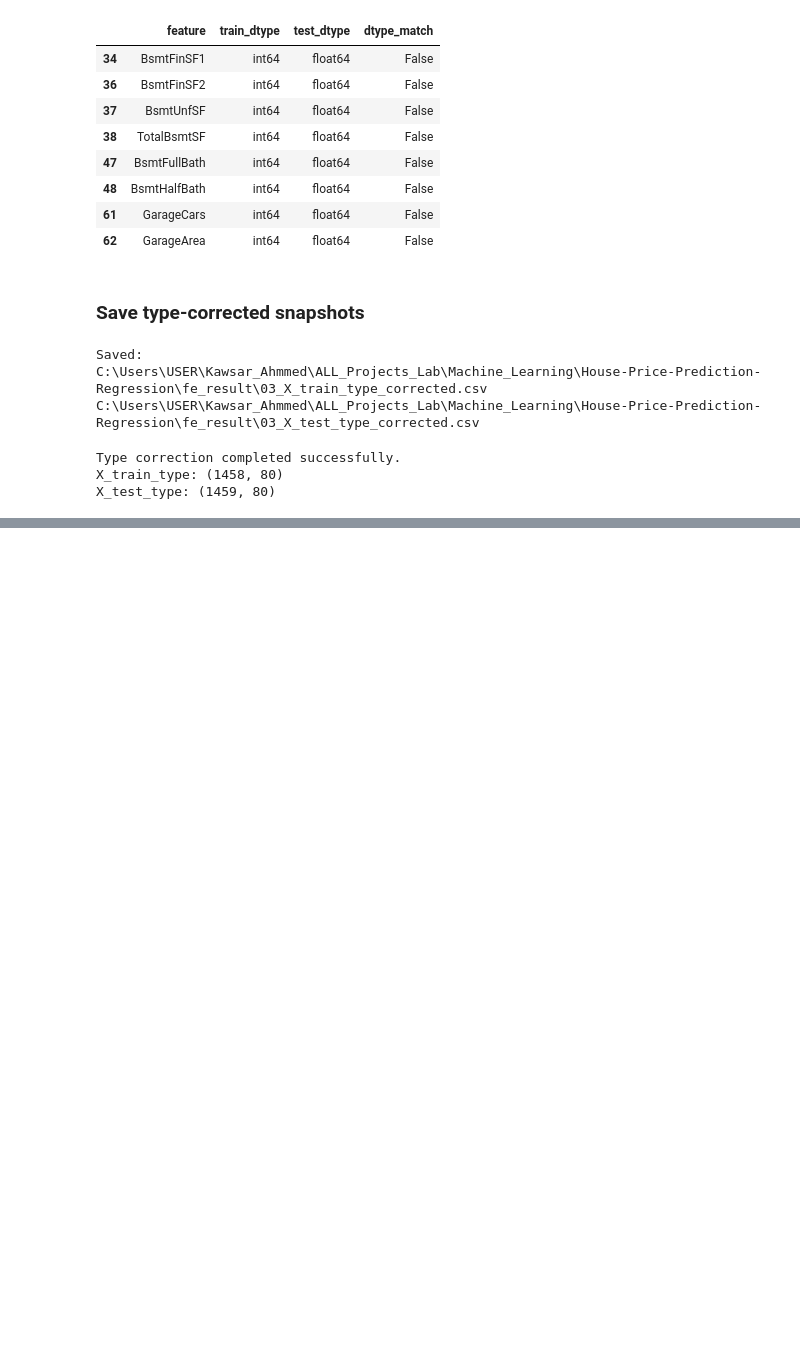
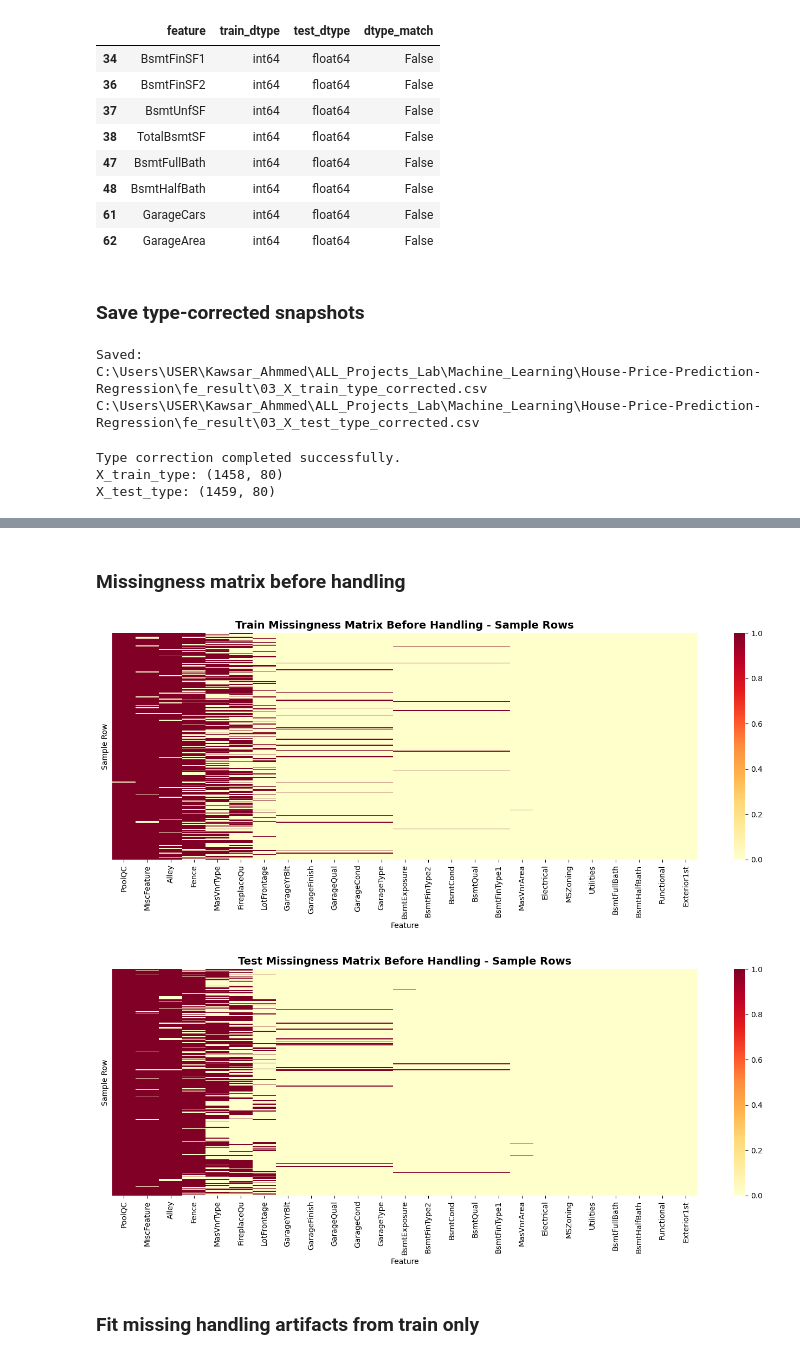
Before and after one commit to kawsar07ahmmed0712-rgb/House-Price-Prediction-Regression, a Jupyter notebook: Research/Feature_Engeneering.ipynb, the cells around one changed output, grey strips where cells are left out. Drawn from its saved outputs; the diff is of its cells as text; code cells hidden in the pictures; blank space fills up the shorter version.

```diff
--- a/Research/Feature_Engeneering.ipynb
+++ b/Research/Feature_Engeneering.ipynb
@@ -1951,0 +2102,61 @@ Proceed to EDA-based missing value handling.
+# %% [markdown]
+### Missingness matrix before handling
+# %%
+# ============================================================
+# 4.5 Missingness matrix before handling
+# ============================================================
+
+missing_cols_before = missing_before_report.loc[
+    (missing_before_report["train_missing_before"] > 0) |
+    (missing_before_report["test_missing_before"] > 0),
+    "feature"
+].tolist()
+
+missing_cols_before = missing_cols_before[:25]
+
+if len(missing_cols_before) == 0:
+    print("No missing columns available for missingness matrix.")
+else:
+    sample_train = X_train_missing[missing_cols_before].head(300).isna().astype(int)
+    sample_test = X_test_missing[missing_cols_before].head(300).isna().astype(int)
+
+    plt.figure(figsize=(14, 6))
+    sns.heatmap(
+        sample_train,
+        cbar=True,
+        cmap="YlOrRd",
+        yticklabels=False
+    )
+    plt.title("Train Missingness Matrix Before Handling - Sample Rows", fontsize=14, fontweight="bold")
+    plt.xlabel("Feature")
+    plt.ylabel("Sample Row")
+    plt.tight_layout()
+    plt.savefig(
+        FE_PLOT_DIR / "04_02_train_missingness_matrix_before.png",
+        dpi=150,
+        bbox_inches="tight"
+    )
+    plt.show()
+
+    plt.figure(figsize=(14, 6))
+    sns.heatmap(
+        sample_test,
+        cbar=True,
+        cmap="YlOrRd",
+        yticklabels=False
+    )
+    plt.title("Test Missingness Matrix Before Handling - Sample Rows", fontsize=14, fontweight="bold")
+    plt.xlabel("Feature")
+    plt.ylabel("Sample Row")
+    plt.tight_layout()
+    plt.savefig(
+        FE_PLOT_DIR / "04_03_test_missingness_matrix_before.png",
+        dpi=150,
+        bbox_inches="tight"
+    )
+    plt.show()
+# %% [output]
+[figure, added]
+[figure, added]
+# %% [markdown]
+### Fit missing handling artifacts from train only
```
Also changed, not shown: parts of 40 cells of this notebook, 18 other files.
